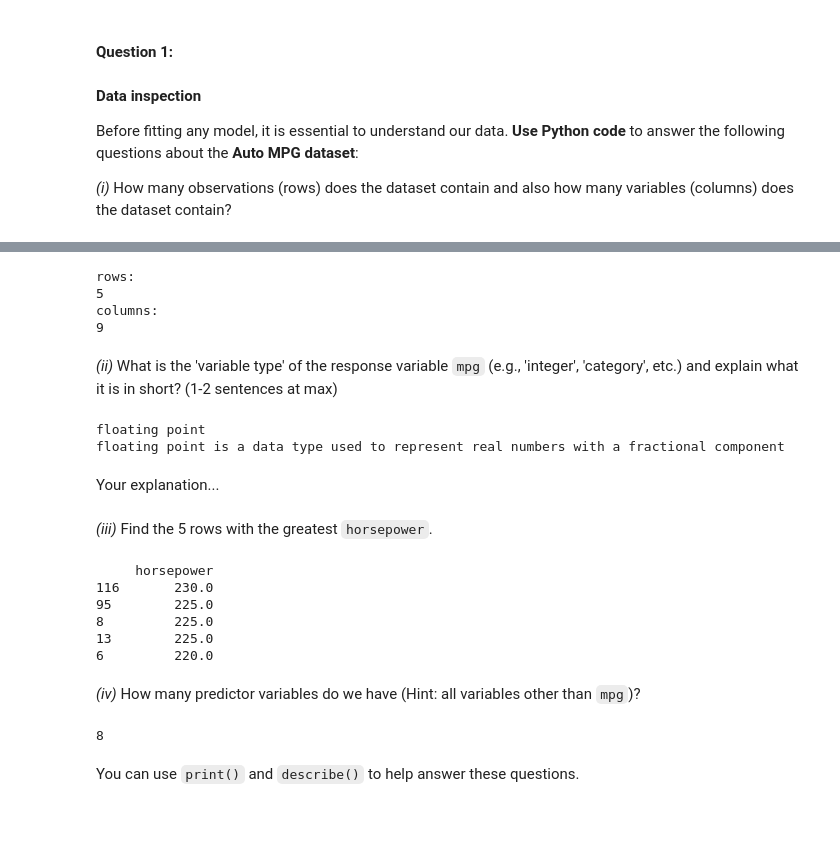
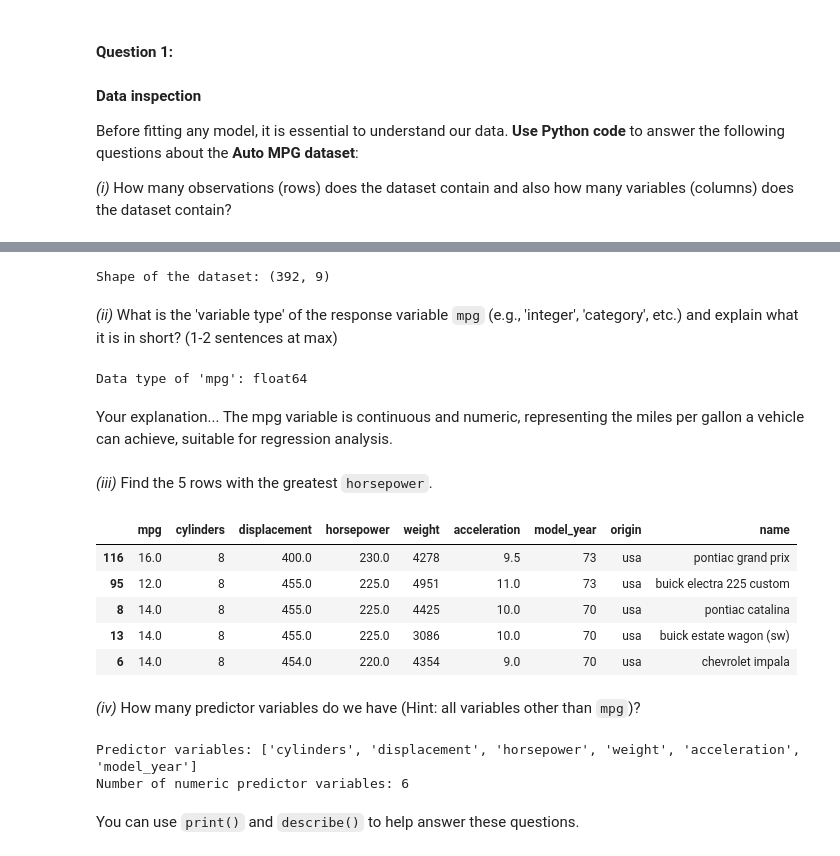
Before and after one commit to rbarberpin/LCR, a Jupyter notebook: 02_activities/assignments/assignment_2.ipynb, the cells around one changed output, grey strips where cells are left out. Saved outputs shown, nothing was run; the diff lists cells and outputs as text; code cells hidden in the pictures; blank space fills up the shorter version.

```diff
--- a/02_activities/assignments/assignment_2.ipynb
+++ b/02_activities/assignments/assignment_2.ipynb
@@ -87,48 +48,42 @@ memory usage: 30.6+ KB
 # %%
 # Your answer here...
-#rows
-print('rows:')
-print(5)
-#columns
-print('columns:')
-print(9)
+#Rows (observations): 392
+#Columns (variables): 9
+print("Shape of the dataset:", mpg_data.shape)
 # %% [output]
-rows:
-5
-columns:
-9
+Shape of the dataset: (392, 9)
 # %% [markdown]
 _(ii)_ What is the 'variable type' of the response variable `mpg` (e.g., 'integer', 'category', etc.) and explain what it is in short? (1-2 sentences at max)
 # %%
 # Your answer here...
-print('floating point')
-
-print("floating point is a data type used to represent real numbers with a fractional component")
+print("Data type of 'mpg':", mpg_data['mpg'].dtype)
 # %% [output]
-floating point
-floating point is a data type used to represent real numbers with a fractional component
+Data type of 'mpg': float64
 # %% [markdown]
 Your explanation...
+The mpg variable is continuous and numeric, representing the miles per gallon a vehicle can achieve, suitable for regression analysis.
 # %% [markdown]
 _(iii)_ Find the 5 rows with the greatest `horsepower`.
 # %%
 # Your answer here...
-tophp = mpg_data.sort_values(by='horsepower', ascending=False).head(5)
-print(tophp[['horsepower']])
+mpg_data.sort_values(by='horsepower', ascending=False).head(5)
 # %% [output]
-     horsepower
-116       230.0
-95        225.0
-8         225.0
-13        225.0
-6         220.0
+|  | mpg | cylinders | displacement | horsepower | weight | acceleration | model_year | origin | name |
+| 116 | 16.0 | 8 | 400.0 | 230.0 | 4278 | 9.5 | 73 | usa | pontiac grand prix |
+| 95 | 12.0 | 8 | 455.0 | 225.0 | 4951 | 11.0 | 73 | usa | buick electra 225 custom |
+| 8 | 14.0 | 8 | 455.0 | 225.0 | 4425 | 10.0 | 70 | usa | pontiac catalina |
+| 13 | 14.0 | 8 | 455.0 | 225.0 | 3086 | 10.0 | 70 | usa | buick estate wagon (sw) |
+| 6 | 14.0 | 8 | 454.0 | 220.0 | 4354 | 9.0 | 70 | usa | chevrolet impala |
 # %% [markdown]
 _(iv)_ How many predictor variables do we have (Hint: all variables other than `mpg`)?
 # %%
 # Your answer here...
-print(8)
+predictor_columns = mpg_data.drop(columns=['mpg']).select_dtypes(include=[float, int]).columns
+print("Predictor variables:", list(predictor_columns))
+print("Number of numeric predictor variables:", len(predictor_columns))
 # %% [output]
-8
+Predictor variables: ['cylinders', 'displacement', 'horsepower', 'weight', 'acceleration', 'model_year']
+Number of numeric predictor variables: 6
 # %% [markdown]
 You can use `print()` and `describe()` to help answer these questions.
 # %% [markdown]
```
Also changed, not shown: parts of 6 cells of this notebook.
